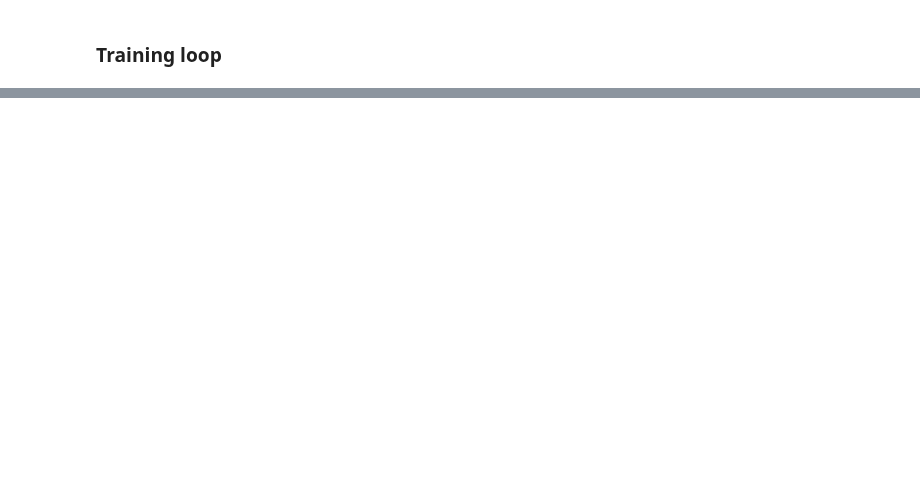
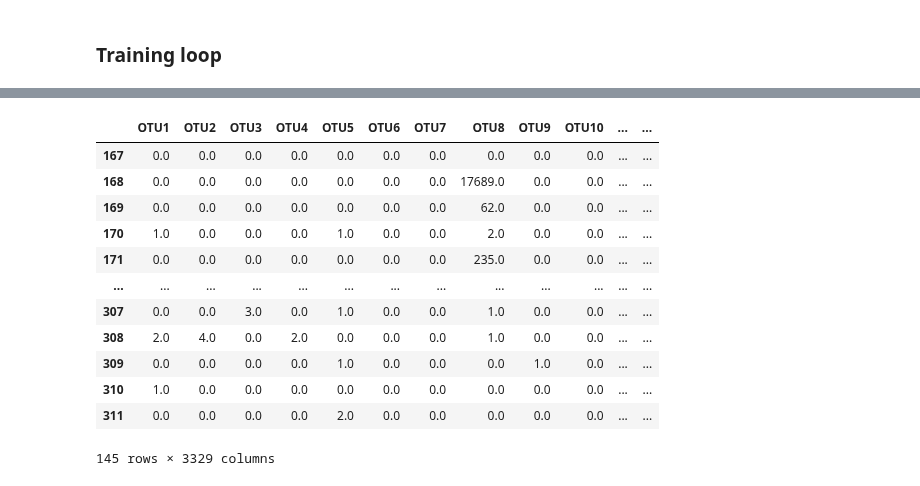
Before and after one commit to edircoli/BECA, a Jupyter notebook: MetaABaCo.ipynb, the cells around one changed output, grey strips where cells are left out. Drawn from its saved outputs; the diff is of its cells as text; code cells hidden in the pictures; blank space fills up the shorter version.

```diff
--- a/MetaABaCo.ipynb
+++ b/MetaABaCo.ipynb
@@ -183,0 +525,13 @@ def train_MetaABaCo(
+# %%
+#Setting up device
+device = torch.device("cuda" if torch.cuda.is_available() else "cpu")
+# device = torch.device("cpu")
+print(f"Using {device}")
+
+otu_dataloader, ohe_batch, ohe_biome, otu_data, otu_batch, otu_biome = ABaCoDataLoader(data,
+                                                                                       device = device,
+                                                                                       batch_label=batch_label,
+                                                                                       exp_label=exp_label,
+                                                                                       batch_size = 145,
+                                                                                       total_size = 3326,
+                                                                                       total_batch=2)
@@ -183,0 +590,30 @@ def train_MetaABaCo(
+# %%
+out_params = []
+
+for x, _, _ in otu_dataloader:
+    x = x.to(device)
+    x = x.to(torch.float64)
+    z_mu, z_logvar, z_pi = encoder_model(x)
+    z, mu, theta, pi = decoder_model(z_mu, z_logvar, z_pi)
+    out_params.append([mu, theta, pi])
+# %%
+recon = []
+for mu, theta, pi in out_params:
+    sample = sample_zinb(mu, theta, pi)
+    recon.append(sample.tolist())
+# %%
+recon_pd = []
+for batch in recon:
+    for x in batch:
+        recon_pd.append(x)
+
+recon_pd = np.array(recon_pd)  # Convert list to NumPy array
+recon_pd = recon_pd.reshape(-1, recon_pd.shape[-1])
+
+recon_pd = pd.concat([pd.DataFrame(recon_pd, index = otu_data.index, columns = otu_data.columns),
+                          otu_batch,
+                          otu_biome,
+                          data["sample"]],
+                          axis=1)
+
+plotPCoA(recon_pd, method="aitchison", sample_label="sample", batch_label=batch_label, experiment_label=exp_label)
@@ -183,0 +622,16 @@ def train_MetaABaCo(
+# %%
+recon_pd
+# %% [output]
+|  | OTU1 | OTU2 | OTU3 | OTU4 | OTU5 | OTU6 | OTU7 | OTU8 | OTU9 | OTU10 | ... | ... |
+| 167 | 0.0 | 0.0 | 0.0 | 0.0 | 0.0 | 0.0 | 0.0 | 0.0 | 0.0 | 0.0 | ... | ... |
+| 168 | 0.0 | 0.0 | 0.0 | 0.0 | 0.0 | 0.0 | 0.0 | 17689.0 | 0.0 | 0.0 | ... | ... |
+| 169 | 0.0 | 0.0 | 0.0 | 0.0 | 0.0 | 0.0 | 0.0 | 62.0 | 0.0 | 0.0 | ... | ... |
+| 170 | 1.0 | 0.0 | 0.0 | 0.0 | 1.0 | 0.0 | 0.0 | 2.0 | 0.0 | 0.0 | ... | ... |
+| 171 | 0.0 | 0.0 | 0.0 | 0.0 | 0.0 | 0.0 | 0.0 | 235.0 | 0.0 | 0.0 | ... | ... |
+| ... | ... | ... | ... | ... | ... | ... | ... | ... | ... | ... | ... | ... |
+| 307 | 0.0 | 0.0 | 3.0 | 0.0 | 1.0 | 0.0 | 0.0 | 1.0 | 0.0 | 0.0 | ... | ... |
+| 308 | 2.0 | 4.0 | 0.0 | 2.0 | 0.0 | 0.0 | 0.0 | 1.0 | 0.0 | 0.0 | ... | ... |
+| 309 | 0.0 | 0.0 | 0.0 | 0.0 | 1.0 | 0.0 | 0.0 | 0.0 | 1.0 | 0.0 | ... | ... |
+| 310 | 1.0 | 0.0 | 0.0 | 0.0 | 0.0 | 0.0 | 0.0 | 0.0 | 0.0 | 0.0 | ... | ... |
+| 311 | 0.0 | 0.0 | 0.0 | 0.0 | 2.0 | 0.0 | 0.0 | 0.0 | 0.0 | 0.0 | ... | ... |
+145 rows × 3329 columns
```
Also changed, not shown: parts of 26 cells of this notebook.
